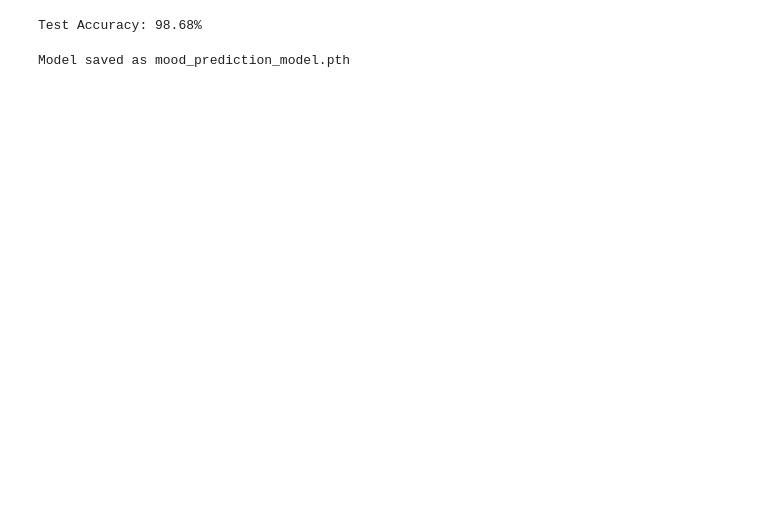
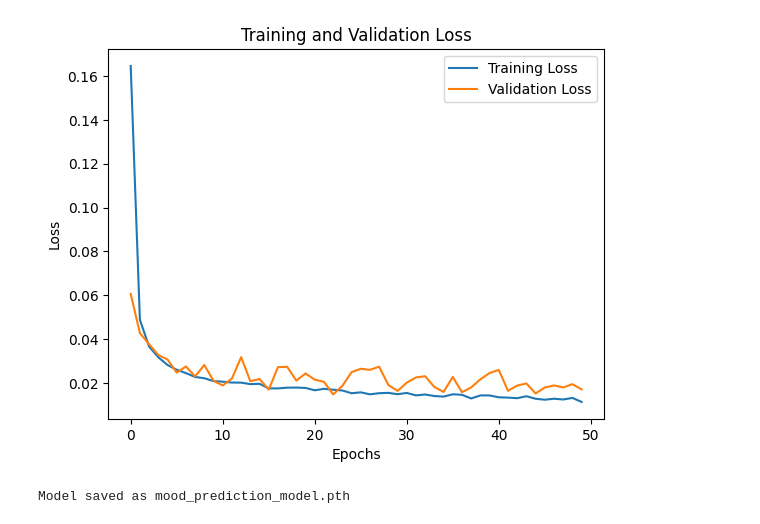
Before and after one commit to MadSmith17/480Project, a Jupyter notebook: NewData/notebooks/NN.ipynb, the cells around one changed output. Saved outputs shown, nothing was run; the diff lists cells and outputs as text; code cells hidden in the pictures; blank space fills up the shorter version.

Commit message:
Updated NewData

```diff
--- a/NewData/notebooks/NN.ipynb
+++ b/NewData/notebooks/NN.ipynb
@@ -34 +64,7 @@ features_df['mood_encoded'] = label_encoder.fit_transform(features_df['mood'])
+# %%
+# Preprocess training data
+X_train = train_df.drop(columns=['mood', 'mood_encoded'], errors='ignore')
+y_train = label_encoder.fit_transform(train_df['mood'])
+
+X_train_scaled = scaler.fit_transform(X_train)
 # %%
@@ -54,16 +80,19 @@ joblib.dump(scaler, 'scaler.pkl')
 # %%
-# Split into train and test sets
-X_train, X_test, y_train, y_test = train_test_split(X_scaled, y, test_size=0.2, random_state=42)
+# Further split training data into training and validation sets
+X_train, X_val, y_train, y_val = train_test_split(X_train_scaled, y_train, test_size=0.2, random_state=42)
 # %%
 # Convert to PyTorch tensors
 X_train_tensor = torch.tensor(X_train, dtype=torch.float32)
-y_train_tensor = torch.tensor(y_train.values, dtype=torch.long)
-X_test_tensor = torch.tensor(X_test, dtype=torch.float32)
-y_test_tensor = torch.tensor(y_test.values, dtype=torch.long)
+y_train_tensor = torch.tensor(y_train, dtype=torch.long)
+
+X_val_tensor = torch.tensor(X_val, dtype=torch.float32)
+y_val_tensor = torch.tensor(y_val, dtype=torch.long)
+
+X_test_tensor = torch.tensor(X_test_scaled, dtype=torch.float32)
+y_test_tensor = torch.tensor(y_test, dtype=torch.long)
 # %%
 # DataLoaders
-train_dataset = TensorDataset(X_train_tensor, y_train_tensor)
-test_dataset = TensorDataset(X_test_tensor, y_test_tensor)
-train_loader = DataLoader(train_dataset, batch_size=32, shuffle=True)
-test_loader = DataLoader(test_dataset, batch_size=32, shuffle=False)
+train_loader = DataLoader(TensorDataset(X_train_tensor, y_train_tensor), batch_size=32, shuffle=True)
+val_loader = DataLoader(TensorDataset(X_val_tensor, y_val_tensor), batch_size=32, shuffle=False)
+test_loader = DataLoader(TensorDataset(X_test_tensor, y_test_tensor), batch_size=32, shuffle=False)
 # %%
@@ -145,0 +166,16 @@ Epoch 20/20, Loss: 0.0174
+# %%
+# **Step 4: Save and Plot Loss**
+plt.plot(training_loss, label="Training Loss")
+plt.plot(validation_loss, label="Validation Loss")
+plt.xlabel("Epochs")
+plt.ylabel("Loss")
+plt.legend()
+plt.title("Training and Validation Loss")
+plt.savefig("training_validation_loss.png")
+plt.show()
+
+torch.save(model.state_dict(), 'mood_prediction_model.pth')
+print("Model saved as mood_prediction_model.pth")
+# %% [output]
+[figure, added]
+Model saved as mood_prediction_model.pth
@@ -146,22 +187,7 @@ Epoch 20/20, Loss: 0.0174
 # %%
-# Model Evaluation
-model.eval()
-correct = 0
-total = 0
 with torch.no_grad():
     for X_batch, y_batch in test_loader:
         outputs = model(X_batch)
         _, predicted = torch.max(outputs, 1)
-        total += y_batch.size(0)
-        correct += (predicted == y_batch).sum().item()
-
-accuracy = correct / total
-print(f"Test Accuracy: {accuracy * 100:.2f}%")
+        y_true.extend(y_batch.numpy())
+        y_pred.extend(predicted.numpy())
-# %% [output]
-Test Accuracy: 98.68%
-# %%
-# Save the model
-torch.save(model.state_dict(), 'mood_prediction_model.pth')
-print("Model saved as mood_prediction_model.pth")
-# %% [output]
-Model saved as mood_prediction_model.pth
```
Also changed, not shown: parts of 18 cells of this notebook, 7 other files.
